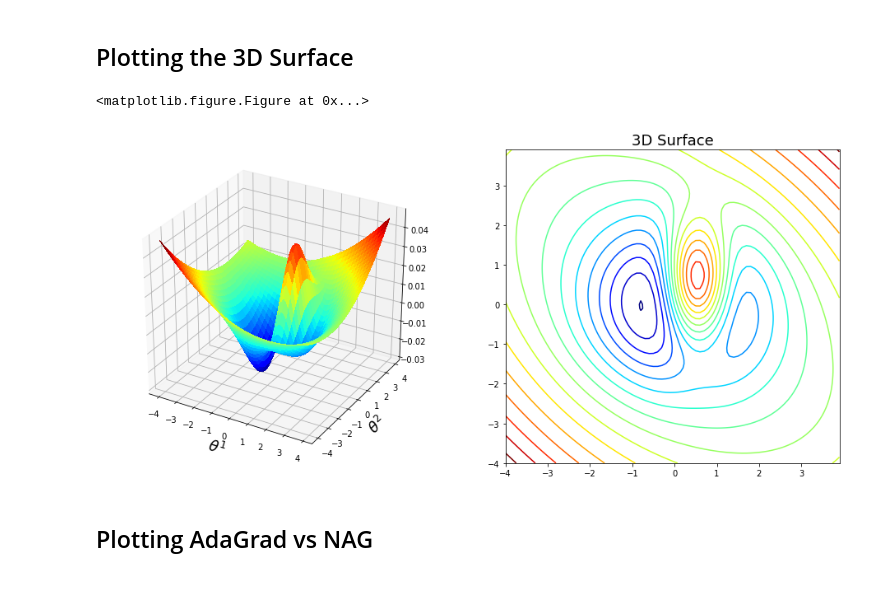
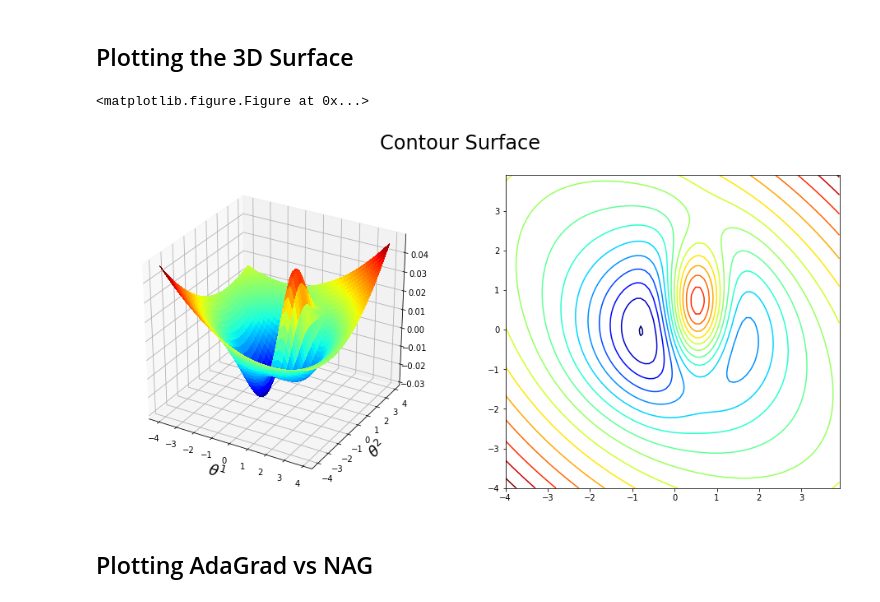
Before and after one commit to thushv89/exercises_thushv_dot_com, a Jupyter notebook: intuitive_guide_optimization_algorithms.ipynb, the cells around one changed output. Saved outputs shown, nothing was run; the diff lists cells and outputs as text; code cells hidden in the pictures.

```diff
--- a/intuitive_guide_optimization_algorithms.ipynb
+++ b/intuitive_guide_optimization_algorithms.ipynb
@@ -249,29 +249,29 @@ def get_z(X,Y):
 # %%
 range_x,range_y = np.arange(-4.0,4.0,0.5), np.arange(-4.0,4.0,0.5)
 X_lowres, Y_lowres = np.meshgrid(range_x, range_y)
 Z_lowres = get_z(X_lowres,Y_lowres)
 
 range_x,range_y = np.arange(-4.0,4.0,0.1), np.arange(-4.0,4.0,0.1)
 X_hires, Y_hires = np.meshgrid(range_x, range_y)
 Z_hires = get_z(X_hires,Y_hires)
 
 pylab.clf()
 fig = pylab.figure(figsize=(16, 7))
 ax1 = fig.add_subplot(121,projection='3d')
 ax1.plot_surface(X_hires, Y_hires, Z_hires, linewidth=1, cmap=cm.jet,
                antialiased=False)
 ax1.set_xlabel(r'$\theta^1$',fontsize=18)
 ax1.set_ylabel(r'$\theta^2$',fontsize=18)
 
 ax2 = fig.add_subplot(122)
 ax2.contour(X_hires, Y_hires, Z_hires, 16,  cmap=cm.jet)
 
-pylab.title('3D Surface',fontsize=18)
+pylab.suptitle('Contour Surface',fontsize=24)
 pylab.savefig('3d_surface.png')
 pylab.show()
 # %% [output]
 <matplotlib.figure.Figure at 0x...>
-[figure, old version]
+[figure, new version]
 # %% [markdown]
 ## Plotting AdaGrad vs NAG
 # %%
```
Also changed, not shown: 3 other files.
